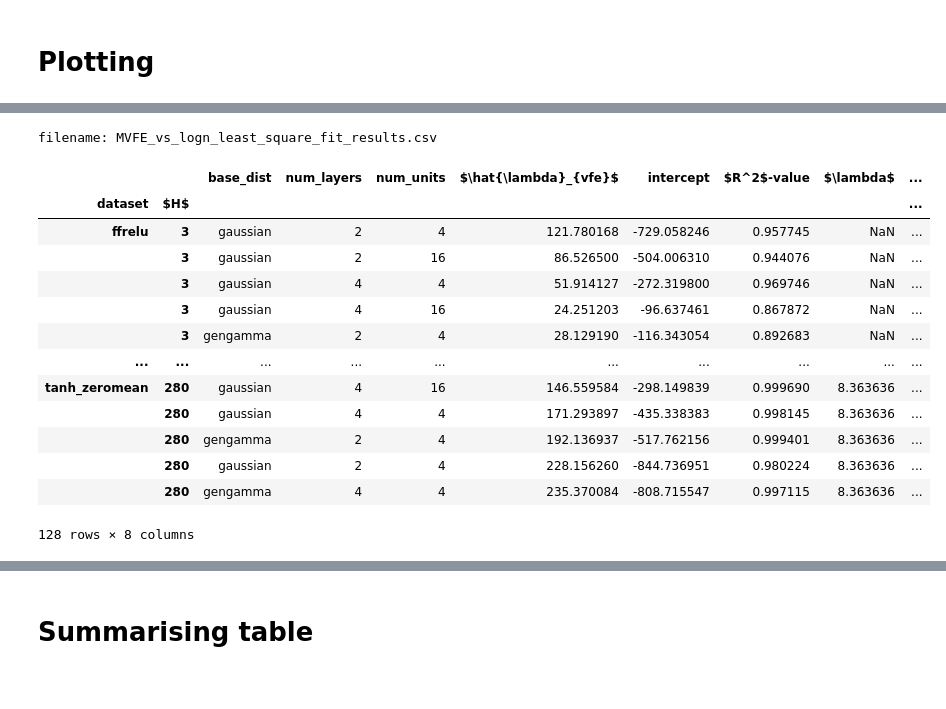
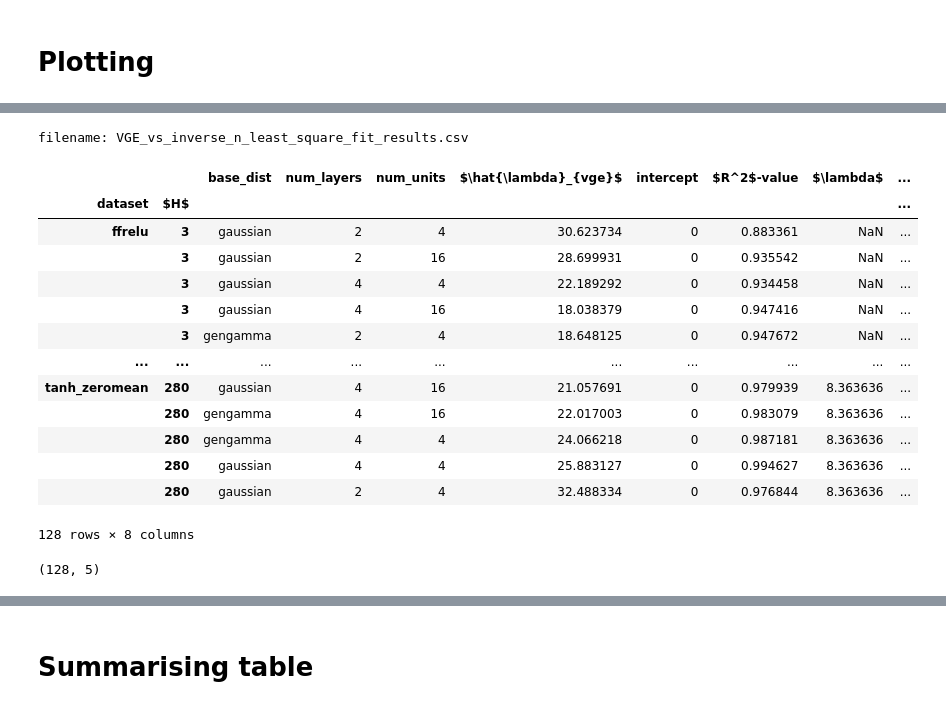
Before and after one commit to suswei/BNN_via_SLT, a Jupyter notebook: plot-experimental-results.ipynb, the cells around one changed output, grey strips where cells are left out. Cells and saved outputs as stored; diff of their text form; code cells hidden in the pictures.

```diff
--- a/plot-experimental-results.ipynb
+++ b/plot-experimental-results.ipynb
@@ -118,9 +121,9 @@ df_data[COL_LOGN] = np.around(df_data[COL_LOGN], decimals=4)
 # %% [markdown]
 ## Group dataframe and take statistics (e.g. mean, median, std, etc... ) over rng seeds
 # %%
-df_group = df_data.reset_index().groupby(
+df_group = df_data.reset_index().drop("method", axis=1).groupby(
     INDEX_COLS + [COL_LR, COL_H, COL_LOGN]
-).agg(["mean", "std", "min", "median", "max"])
+).aggregate(["mean", "std", "min", "median", "max"])
 df_group = df_group.reset_index().set_index(INDEX_COLS)
 df_group
 # %% [output]
@@ -150,7 +153,7 @@ df = df.loc[:, [(COL_LR, ''), (COL_MVFE, "min"), (COL_MVFE, "mean"), (COL_MVFE,
 
 best_lr_rec = []
 for idx in df.index.unique():
-    x = df.loc[idx]
+    x = df.loc[[idx]]
     best_lr = x.iloc[0, 0]
     best_data = tuple(x.iloc[0, 1:])
     for _, row in x.iterrows():
@@ -251,8 +272,8 @@ PLOT_BEST_LINE_ONLY = False
 # PLOT_YVAR = COL_ELBO_SHAT
 # PLOT_YVAR = COL_ELBO_S
 # PLOT_YVAR = COL_TESTLPD
-PLOT_YVAR = COL_MVFE
-# PLOT_YVAR = COL_VGE
+# PLOT_YVAR = COL_MVFE
+PLOT_YVAR = COL_VGE
 
 PLOT_STATS = "mean"
 
@@ -264,7 +285,7 @@ SLOPE_VAR_NAME = slope_var_name_dict.get(PLOT_YVAR, "slope")
 
 PLOT_TRUE_LAMBDA_LINE = False
 PLOT_LEAST_SQUARE_LINE = True
-FORCE_ZERO_INTERCEPT = False
+FORCE_ZERO_INTERCEPT = True
 
 
 # Slicing out plotting data base on settings.
@@ -320,7 +341,7 @@ fig, axes = plt.subplots(num_rows, num_cols, figsize=(6 * num_cols, 6 * num_rows
 if len(axes.shape) == 1:
     axes = axes.reshape(-1, 1)
 
-rec = []
+rec = {COL_MVFE: [], COL_VGE: []}
 for i in range(num_rows):
     for j in range(num_cols):
         dataset, h = plot_grid[i][j]
@@ -374,7 +395,7 @@ for i in range(num_rows):
                 label = f"{base_dist}_{n}_{m}"
                 slope = intercept = rsquared_value = None
 
-            rec.append([dataset, base_dist, n, m, h, slope, intercept, rsquared_value, lmbda[0]])
+            rec[PLOT_YVAR].append([dataset, base_dist, n, m, h, slope, intercept, rsquared_value, lmbda[0]])
             ax.errorbar(
                 x, y,
                 fmt="x-",
@@ -413,44 +434,44 @@ Image filename: MVFE_vs_logn_gengamma_gaussian.png
 # %%
 df_rec = pd.DataFrame(
-    rec,
+    rec[PLOT_YVAR],
     columns=[
         "dataset", "base_dist",
         COL_NUM_LAYERS, COL_NUM_UNITS,
         COL_H, SLOPE_VAR_NAME,
         "intercept", "$R^2$-value", "$\\lambda$"
     ]
 )
 df_rec["diff"] = np.abs(df_rec[SLOPE_VAR_NAME] + df_rec["$\\lambda$"])
 df_rec = df_rec.set_index(["dataset", COL_H])
 
 df_result = None
 for idx in df_rec.index.unique():
     if df_result is None:
         df_result = df_rec.loc[idx].sort_values("diff")
     else:
         df_result = pd.concat([df_result, df_rec.loc[idx].sort_values("diff")])
 
 
 filename = FILENAME_PREFIX_DICT.get(PLOT_YVAR, None)
 if filename is not None:
     filename += "_least_square_fit_results.csv"
     print(f"filename: {filename}")
     df_result.to_csv(f"{OUTPUT_DIR}/{filename}")
 
 df_result
 # %% [output]
-filename: MVFE_vs_logn_least_square_fit_results.csv
+filename: VGE_vs_inverse_n_least_square_fit_results.csv
-|  |  | base_dist | num_layers | num_units | $\hat{\lambda}_{vfe}$ | intercept | $R^2$-value | $\lambda$ | ... |
+|  |  | base_dist | num_layers | num_units | $\hat{\lambda}_{vge}$ | intercept | $R^2$-value | $\lambda$ | ... |
 | dataset | $H$ |  |  |  |  |  |  |  | ... |
-| ffrelu | 3 | gaussian | 2 | 4 | 121.780168 | -729.058246 | 0.957745 | NaN | ... |
-|  | 3 | gaussian | 2 | 16 | 86.526500 | -504.006310 | 0.944076 | NaN | ... |
-|  | 3 | gaussian | 4 | 4 | 51.914127 | -272.319800 | 0.969746 | NaN | ... |
-|  | 3 | gaussian | 4 | 16 | 24.251203 | -96.637461 | 0.867872 | NaN | ... |
-|  | 3 | gengamma | 2 | 4 | 28.129190 | -116.343054 | 0.892683 | NaN | ... |
+| ffrelu | 3 | gaussian | 2 | 4 | 30.623734 | 0 | 0.883361 | NaN | ... |
+|  | 3 | gaussian | 2 | 16 | 28.699931 | 0 | 0.935542 | NaN | ... |
+|  | 3 | gaussian | 4 | 4 | 22.189292 | 0 | 0.934458 | NaN | ... |
+|  | 3 | gaussian | 4 | 16 | 18.038379 | 0 | 0.947416 | NaN | ... |
+|  | 3 | gengamma | 2 | 4 | 18.648125 | 0 | 0.947672 | NaN | ... |
 | ... | ... | ... | ... | ... | ... | ... | ... | ... | ... |
-| tanh_zeromean | 280 | gaussian | 4 | 16 | 146.559584 | -298.149839 | 0.999690 | 8.363636 | ... |
-|  | 280 | gaussian | 4 | 4 | 171.293897 | -435.338383 | 0.998145 | 8.363636 | ... |
-|  | 280 | gengamma | 2 | 4 | 192.136937 | -517.762156 | 0.999401 | 8.363636 | ... |
-|  | 280 | gaussian | 2 | 4 | 228.156260 | -844.736951 | 0.980224 | 8.363636 | ... |
-|  | 280 | gengamma | 4 | 4 | 235.370084 | -808.715547 | 0.997115 | 8.363636 | ... |
+| tanh_zeromean | 280 | gaussian | 4 | 16 | 21.057691 | 0 | 0.979939 | 8.363636 | ... |
+|  | 280 | gengamma | 4 | 16 | 22.017003 | 0 | 0.983079 | 8.363636 | ... |
+|  | 280 | gengamma | 4 | 4 | 24.066218 | 0 | 0.987181 | 8.363636 | ... |
+|  | 280 | gaussian | 4 | 4 | 25.883127 | 0 | 0.994627 | 8.363636 | ... |
+|  | 280 | gaussian | 2 | 4 | 32.488334 | 0 | 0.976844 | 8.363636 | ... |
 128 rows × 8 columns
@@ -456,0 +481,16 @@ filename: MVFE_vs_logn_least_square_fit_results.csv
+# %%
+df1 = rec_rec["normalized MVFE"]
+df2 = rec_rec["VGE"]
+
+df1 = df1[["base_dist", COL_NUM_LAYERS, COL_NUM_UNITS, slope_var_name_dict[COL_MVFE], "$R^2$-value"]]
+df2 = df2[["base_dist", COL_NUM_LAYERS, COL_NUM_UNITS, slope_var_name_dict[COL_VGE], "$R^2$-value"]]
+
+df1 = df1.reset_index().set_index(["dataset", COL_H, "base_dist",  COL_NUM_LAYERS, COL_NUM_UNITS])
+df2 = df2.reset_index().set_index(["dataset", COL_H, "base_dist",  COL_NUM_LAYERS, COL_NUM_UNITS])
+
+df = df1.join(df2, lsuffix="_vfe", rsuffix="_vge")
+
+df["vi_architecture"] = ['_'.join(map(str, x[2:])) for x in df.index]
+print(df.shape)
+# %% [output]
+(128, 5)
```
Also changed, not shown: parts of 10 cells of this notebook, 3 other files.
